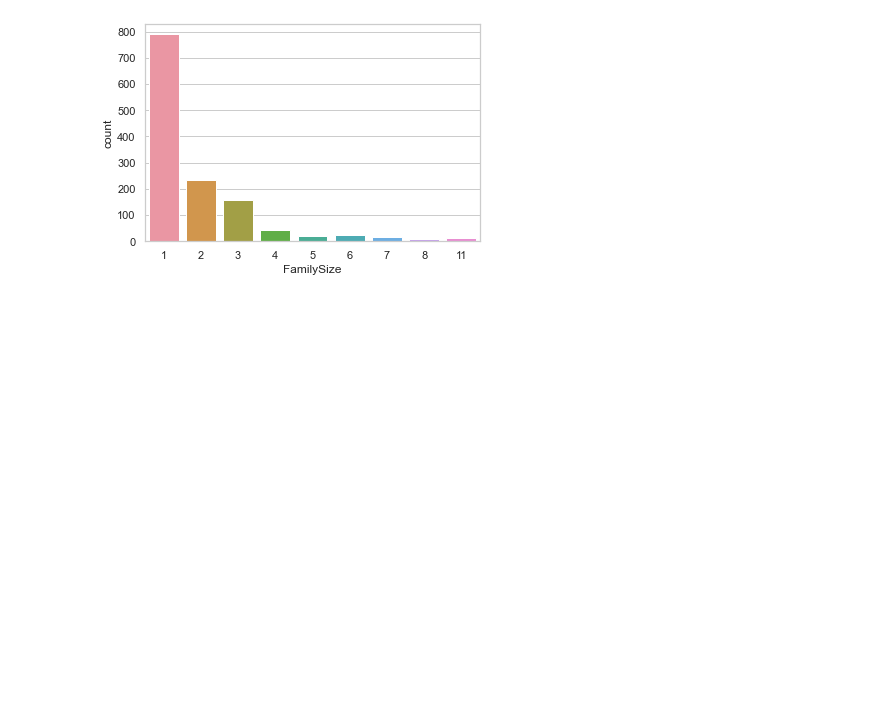
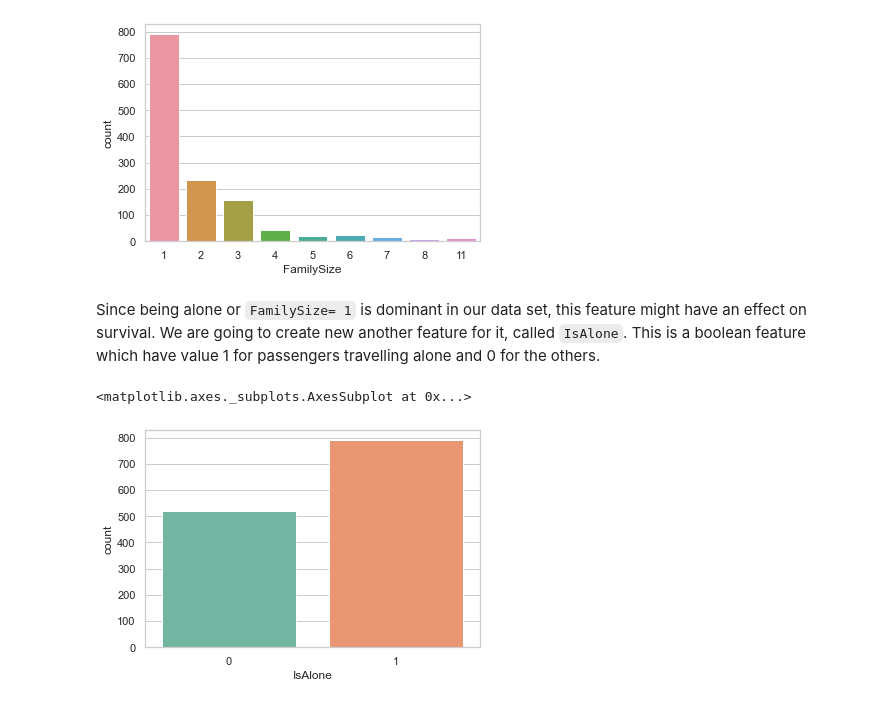
Before and after one commit to namnguyen0690/Titanic_Survival_Prediction, a Jupyter notebook: Titanic_Survival_Prediction.ipynb, the cells around one changed output. Cells and saved outputs as stored; diff of their text form; code cells hidden in the pictures; blank space fills up the shorter version.

```diff
--- a/Titanic_Survival_Prediction.ipynb
+++ b/Titanic_Survival_Prediction.ipynb
@@ -289,3 +298,11 @@ sns.countplot(combined_data['FamilySize'])
 # %% [output]
 <matplotlib.axes._subplots.AxesSubplot at 0x...>
 [figure]
+# %% [markdown]
+<p>Since being alone or <code>FamilySize= 1</code> is dominant in our data set, this feature might have an effect on survival. We are going to create new another feature for it, called <code>IsAlone</code>. This is a boolean feature which have value 1 for passengers travelling alone and 0 for the others.</p>
+# %%
+combined_data['IsAlone'] = combined_data['FamilySize'].map(lambda x: 1 if x==1 else 0)
+sns.countplot(combined_data['IsAlone'])
+# %% [output]
+<matplotlib.axes._subplots.AxesSubplot at 0x...>
+[figure, added]
```
Also changed, not shown: parts of 40 cells of this notebook, 1 other file.
